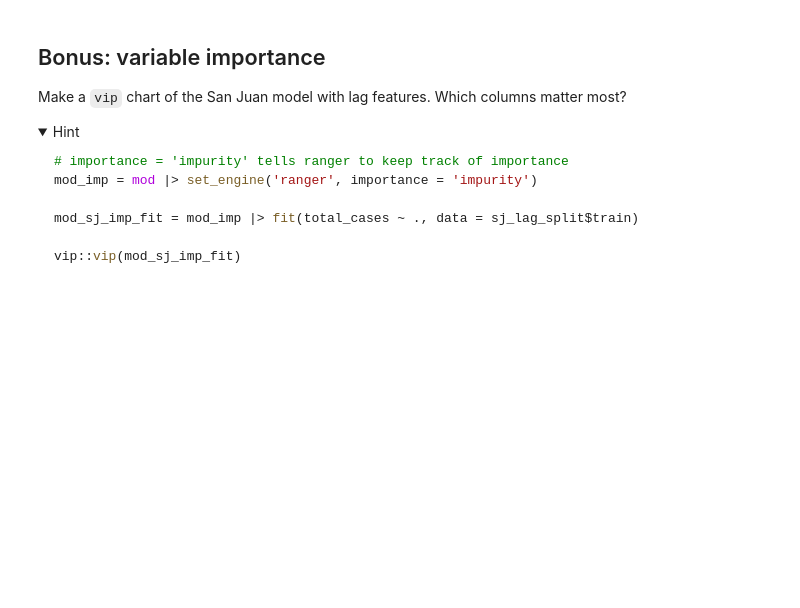
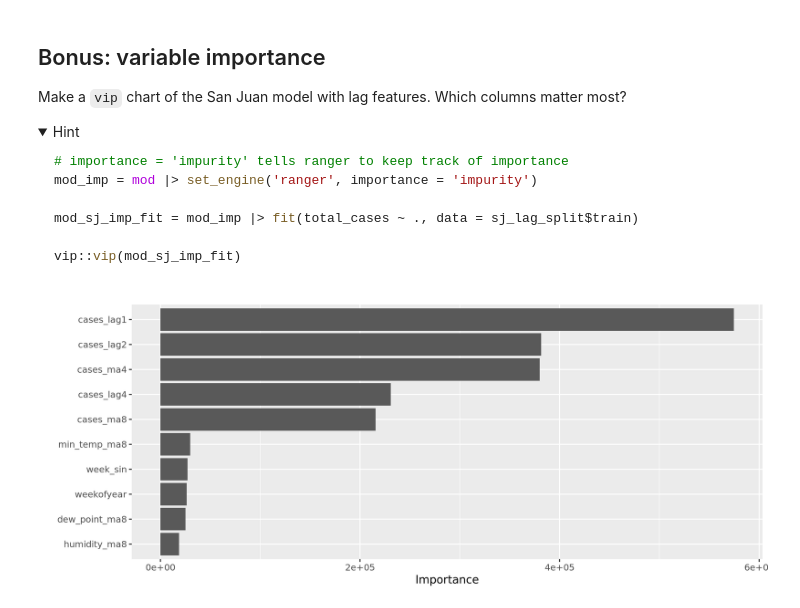
Before and after one commit to chenTracy25/codespace, a Jupyter notebook: exercises/14-dengue-exercise.ipynb, the cells around one changed output. Cells and saved outputs as stored; diff of their text form; code cells hidden in the pictures; folded sections open; blank space fills up the shorter version.

````diff
--- a/exercises/14-dengue-exercise.ipynb
+++ b/exercises/14-dengue-exercise.ipynb
@@ -271,3 +460,12 @@ vip::vip(mod_sj_imp_fit)
 ```
 
 </details>
+# %%
+
+mod_imp = mod |> set_engine('ranger', importance = 'impurity')
+
+mod_sj_imp_fit = mod_imp |> fit(total_cases ~ ., data = sj_lag_split$train)
+
+vip::vip(mod_sj_imp_fit)
+# %% [output]
+[figure, added]
````
Also changed, not shown: parts of 11 cells of this notebook.
